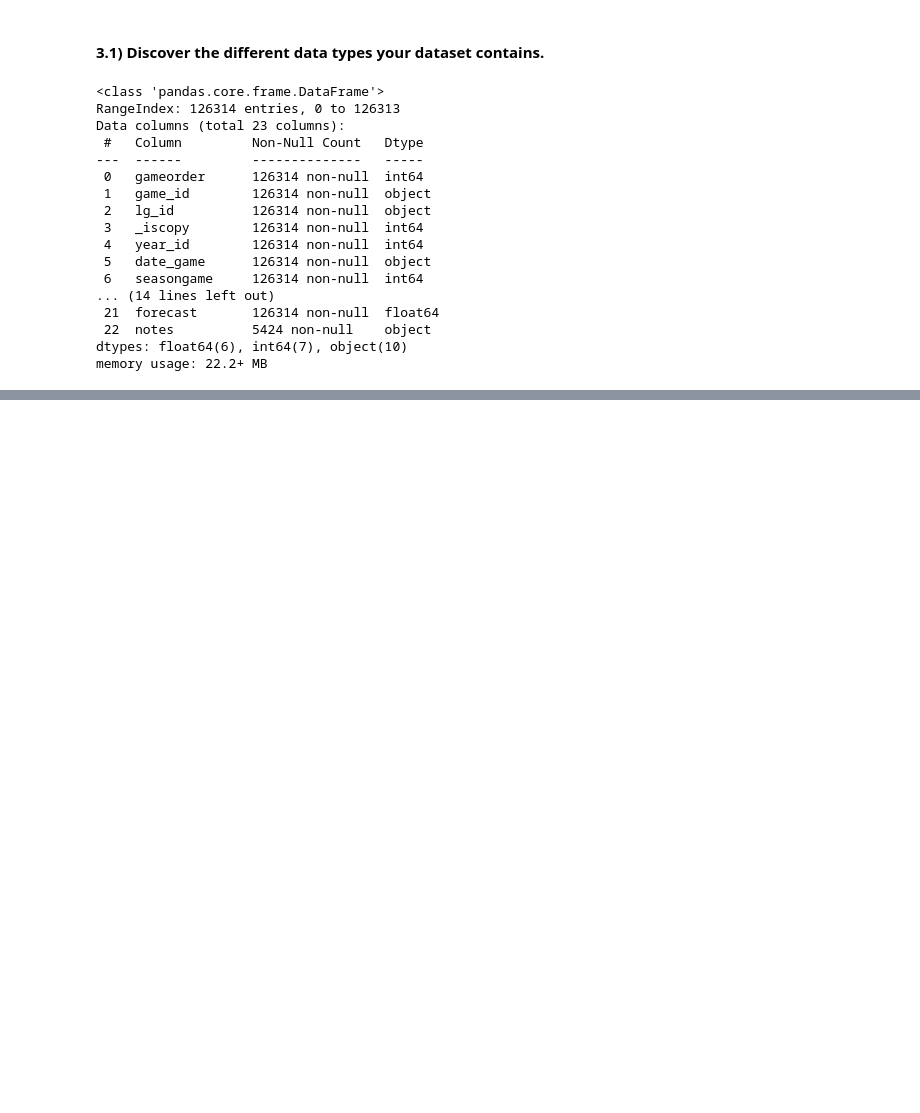
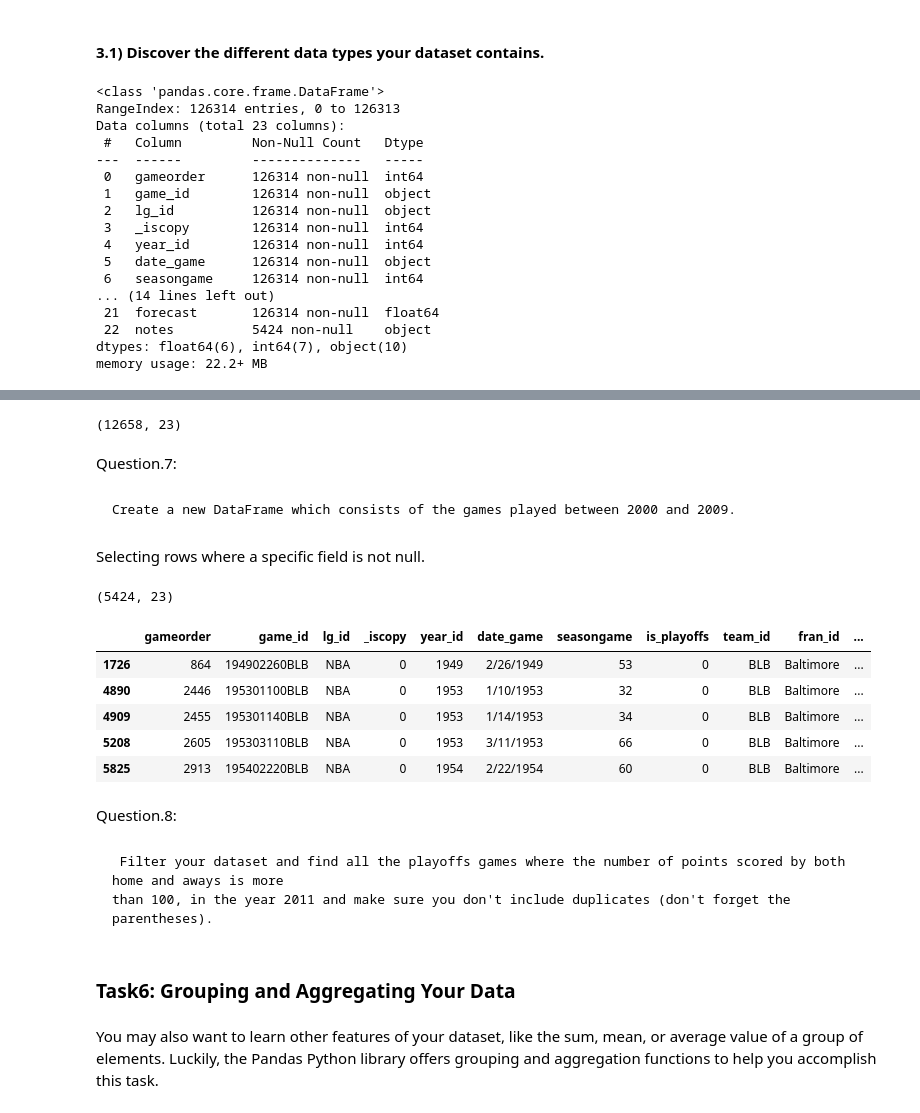
Before and after one commit to dnzengou/BI_Labs, a Jupyter notebook: notebooks/nba_data_analysis_using_pandas.ipynb, the cells around one changed output, grey strips where cells are left out. Saved outputs shown, nothing was run; the diff lists cells and outputs as text; code cells hidden in the pictures; blank space fills up the shorter version.

````diff
--- a/notebooks/nba_data_analysis_using_pandas.ipynb
+++ b/notebooks/nba_data_analysis_using_pandas.ipynb
@@ -121,0 +323,50 @@ memory usage: 22.2+ MB
+# %%
+#create a new DataFrame that contains only games played after 2010
+current_decade = nba[nba["year_id"] > 2010]
+current_decade.shape
+# %% [output]
+(12658, 23)
+# %% [markdown]
+Question.7:
+# %% [markdown]
+
+
+```
+Create a new DataFrame which consists of the games played between 2000 and 2009.
+```
+# %% [markdown]
+Selecting rows where a specific field is not null.
+# %%
+#selecting rows where a specific field is not null .notnull() or .notna()
+games_with_notes = nba[nba["notes"].notnull()]
+games_with_notes.shape
+# %% [output]
+(5424, 23)
+# %%
+#filter your dataset and find all games where the home team’s name ends with "ers".
+ers = nba[nba["fran_id"].str.endswith("ers")]
+ers.shape
+
+#search for Baltimore games where both teams scored over 100 points.
+#In order to see each game only once, you’ll need to exclude duplicates
+nba[(nba["_iscopy"] == 0) & (nba["pts"] > 100) & (nba["opp_pts"] > 100) & (nba["team_id"] == "BLB")]
+# %% [output]
+|  | gameorder | game_id | lg_id | _iscopy | year_id | date_game | seasongame | is_playoffs | team_id | fran_id | ... |
+| 1726 | 864 | 194902260BLB | NBA | 0 | 1949 | 2/26/1949 | 53 | 0 | BLB | Baltimore | ... |
+| 4890 | 2446 | 195301100BLB | NBA | 0 | 1953 | 1/10/1953 | 32 | 0 | BLB | Baltimore | ... |
+| 4909 | 2455 | 195301140BLB | NBA | 0 | 1953 | 1/14/1953 | 34 | 0 | BLB | Baltimore | ... |
+| 5208 | 2605 | 195303110BLB | NBA | 0 | 1953 | 3/11/1953 | 66 | 0 | BLB | Baltimore | ... |
+| 5825 | 2913 | 195402220BLB | NBA | 0 | 1954 | 2/22/1954 | 60 | 0 | BLB | Baltimore | ... |
+# %% [markdown]
+Question.8:
+# %% [markdown]
+
+
+```
+ Filter your dataset and find all the playoffs games where the number of points scored by both home and aways is more
+than 100, in the year 2011 and make sure you don't include duplicates (don't forget the parentheses).
+```
+# %% [markdown]
+### Task6: Grouping and Aggregating Your Data
+# %% [markdown]
+You may also want to learn other features of your dataset, like the sum, mean, or average value of a group of elements. Luckily, the Pandas Python library offers grouping and aggregation functions to help you accomplish this task.
````
Also changed, not shown: parts of 79 cells of this notebook.
